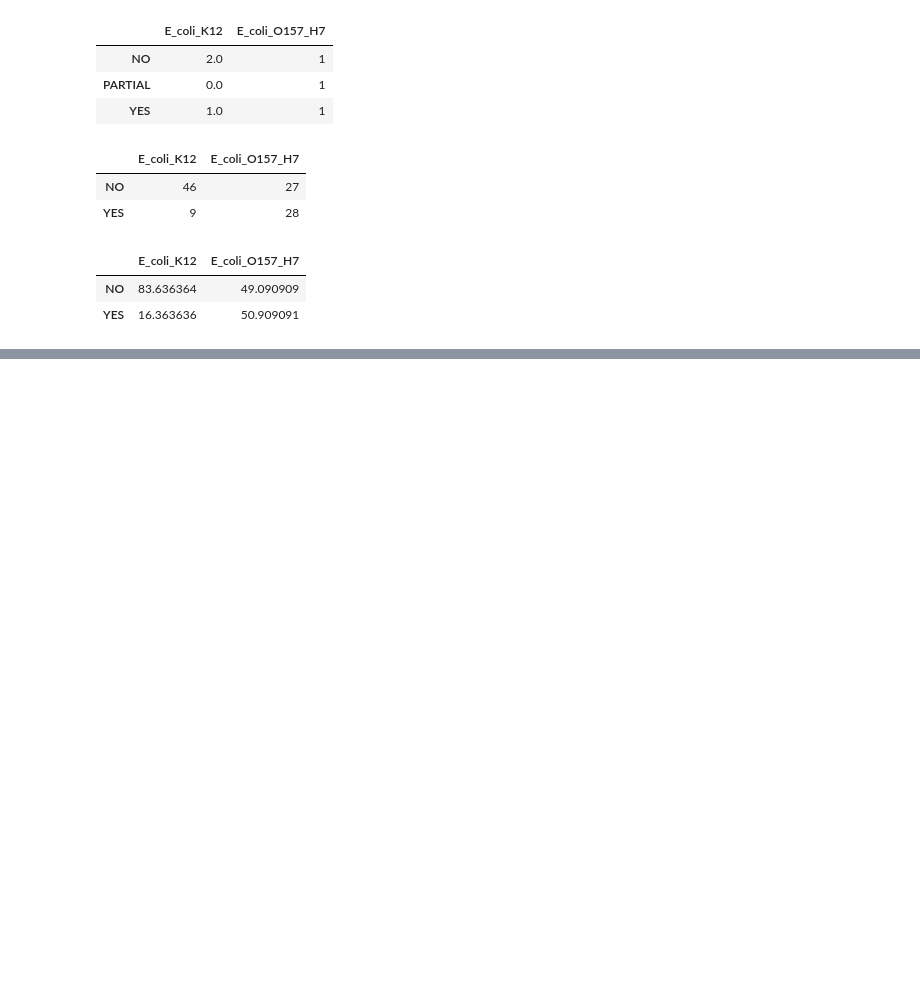
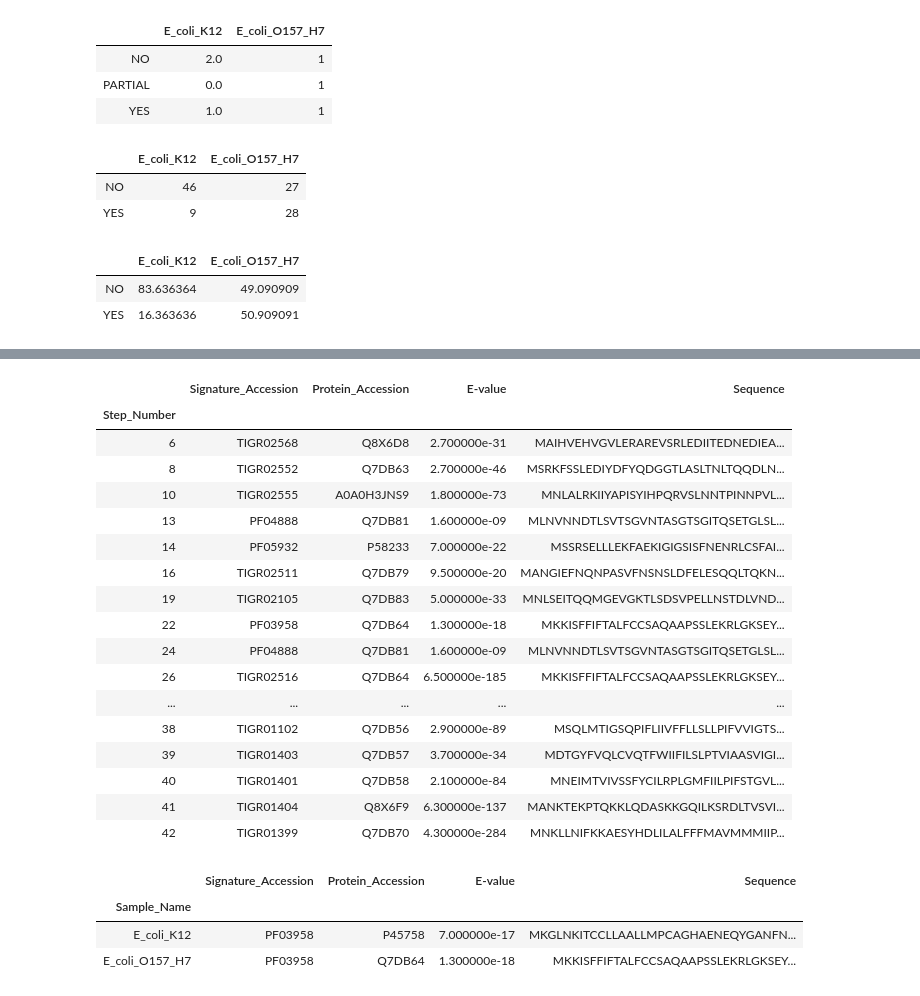
Before and after one commit to Micromeda/pygenprop, a Jupyter notebook: docs/source/_static/tutorial/tutorial.ipynb, the cells around one changed output, grey strips where cells are left out. Drawn from its saved outputs; the diff is of its cells as text; code cells hidden in the pictures; blank space fills up the shorter version.

```diff
--- a/docs/source/_static/tutorial/tutorial.ipynb
+++ b/docs/source/_static/tutorial/tutorial.ipynb
@@ -195,0 +337,30 @@ results.get_results_summary(*types_of_vir, steps=True, normalize=True)
+# %%
+# Get lowest E-value matches for each Type III Secretion System component for E_coli_O157_H7.
+extended_results.get_property_matches(type_three_secretion_property_id, sample='E_coli_O157_H7', top=True)
+# %% [output]
+|  | Signature_Accession | Protein_Accession | E-value | Sequence |
+| Step_Number |  |  |  |  |
+| 6 | TIGR02568 | Q8X6D8 | 2.700000e-31 | MAIHVEHVGVLERAREVSRLEDIITEDNEDIEA... |
+| 8 | TIGR02552 | Q7DB63 | 2.700000e-46 | MSRKFSSLEDIYDFYQDGGTLASLTNLTQQDLN... |
+| 10 | TIGR02555 | A0A0H3JNS9 | 1.800000e-73 | MNLALRKIIYAPISYIHPQRVSLNNTPINNPVL... |
+| 13 | PF04888 | Q7DB81 | 1.600000e-09 | MLNVNNDTLSVTSGVNTASGTSGITQSETGLSL... |
+| 14 | PF05932 | P58233 | 7.000000e-22 | MSSRSELLLEKFAEKIGIGSISFNENRLCSFAI... |
+| 16 | TIGR02511 | Q7DB79 | 9.500000e-20 | MANGIEFNQNPASVFNSNSLDFELESQQLTQKN... |
+| 19 | TIGR02105 | Q7DB83 | 5.000000e-33 | MNLSEITQQMGEVGKTLSDSVPELLNSTDLVND... |
+| 22 | PF03958 | Q7DB64 | 1.300000e-18 | MKKISFFIFTALFCCSAQAAPSSLEKRLGKSEY... |
+| 24 | PF04888 | Q7DB81 | 1.600000e-09 | MLNVNNDTLSVTSGVNTASGTSGITQSETGLSL... |
+| 26 | TIGR02516 | Q7DB64 | 6.500000e-185 | MKKISFFIFTALFCCSAQAAPSSLEKRLGKSEY... |
+| ... | ... | ... | ... | ... |
+| 38 | TIGR01102 | Q7DB56 | 2.900000e-89 | MSQLMTIGSQPIFLIIVFFLLSLLPIFVVIGTS... |
+| 39 | TIGR01403 | Q7DB57 | 3.700000e-34 | MDTGYFVQLCVQTFWIIFILSLPTVIAASVIGI... |
+| 40 | TIGR01401 | Q7DB58 | 2.100000e-84 | MNEIMTVIVSSFYCILRPLGMFIILPIFSTGVL... |
+| 41 | TIGR01404 | Q8X6F9 | 6.300000e-137 | MANKTEKPTQKKLQDASKKGQILKSRDLTVSVI... |
+| 42 | TIGR01399 | Q7DB70 | 4.300000e-284 | MNKLLNIFKKAESYHDLILALFFFMAVMMMIIP... |
+# %%
+# Get lowest E-value matches for step 22 of Type III Secretion across both organisms.
+extended_results.get_step_matches(type_three_secretion_property_id, 22, top=True)
+# %% [output]
+|  | Signature_Accession | Protein_Accession | E-value | Sequence |
+| Sample_Name |  |  |  |  |
+| E_coli_K12 | PF03958 | P45758 | 7.000000e-17 | MKGLNKITCCLLAALLMPCAGHAENEQYGANFN... |
+| E_coli_O157_H7 | PF03958 | Q7DB64 | 1.300000e-18 | MKKISFFIFTALFCCSAQAAPSSLEKRLGKSEY... |
```
Also changed, not shown: parts of 38 cells of this notebook, 2 other files.
